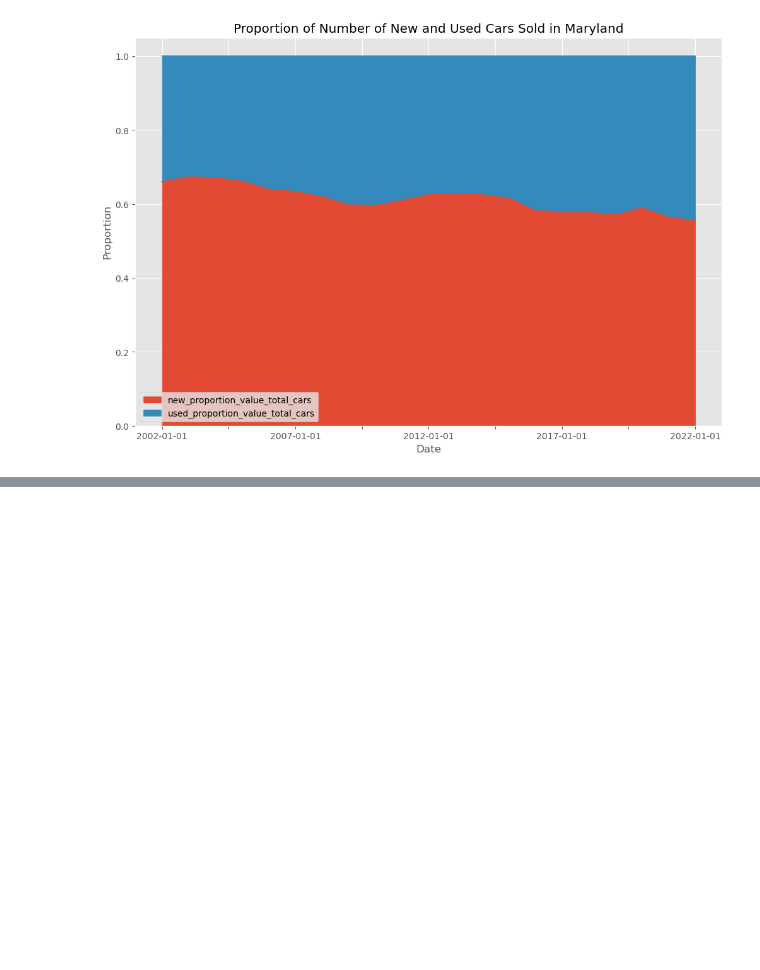
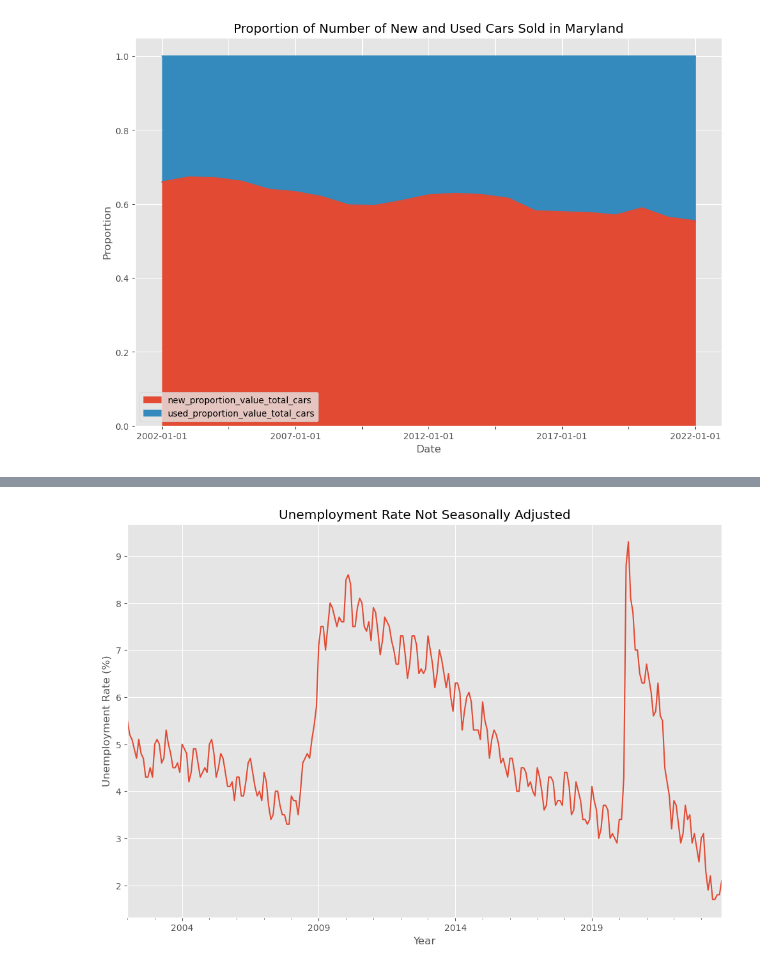
Before and after one commit to bennicholson2/Maryland-Car-Sales-Data, a Jupyter notebook: sales_project_chapters/sales_project_chapter_1.ipynb, the cells around one changed output, grey strips where cells are left out. Saved outputs shown, nothing was run; the diff lists cells and outputs as text; code cells hidden in the pictures; blank space fills up the shorter version.

```diff
--- a/sales_project_chapters/sales_project_chapter_1.ipynb
+++ b/sales_project_chapters/sales_project_chapter_1.ipynb
@@ -325,0 +349,4 @@ plt.show()
+# %%
+line_time_series(monthly_data.index,monthly_data['unemployment_rate_not_sa'],'Unemployment Rate Not Seasonally Adjusted','Year','Unemployment Rate (%)')
+# %% [output]
+[figure, added]
```
Also changed, not shown: parts of 5 cells of this notebook, 3 other files.
